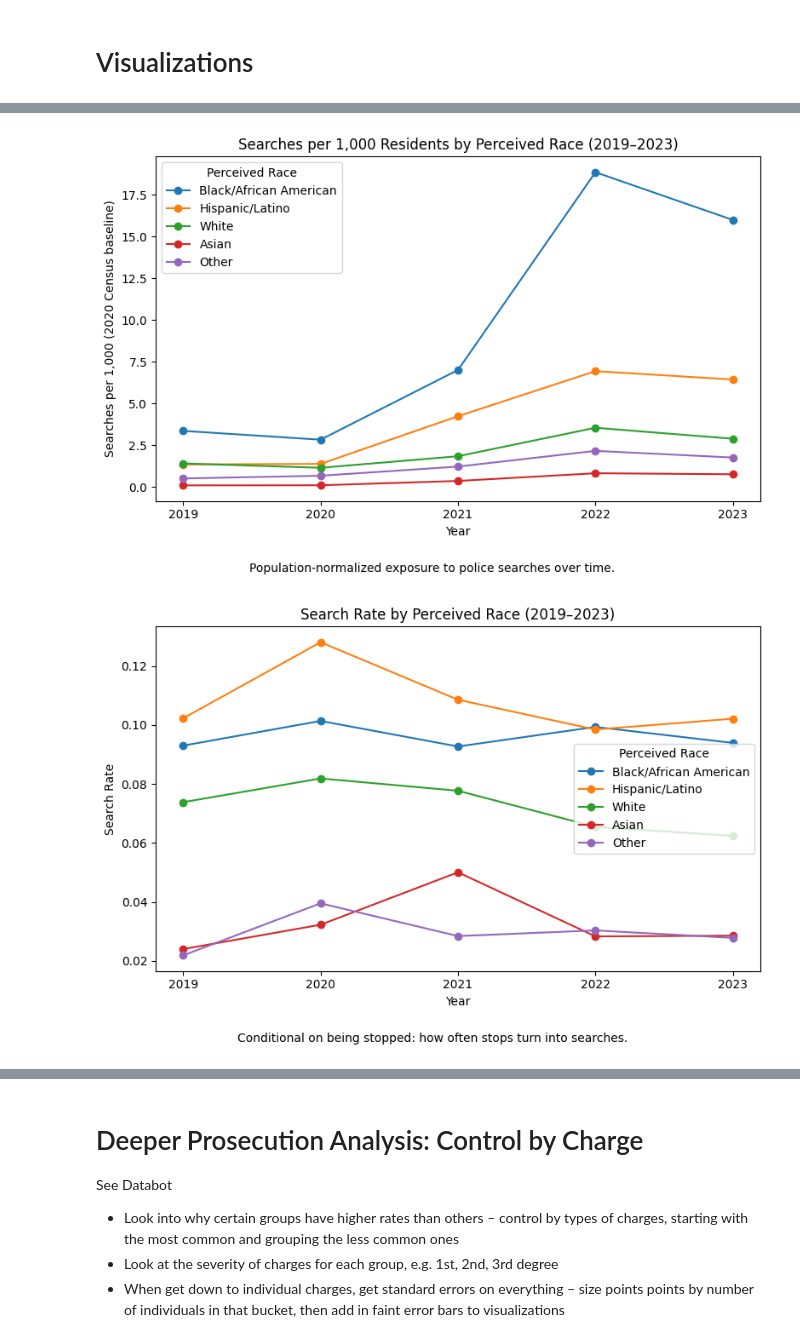
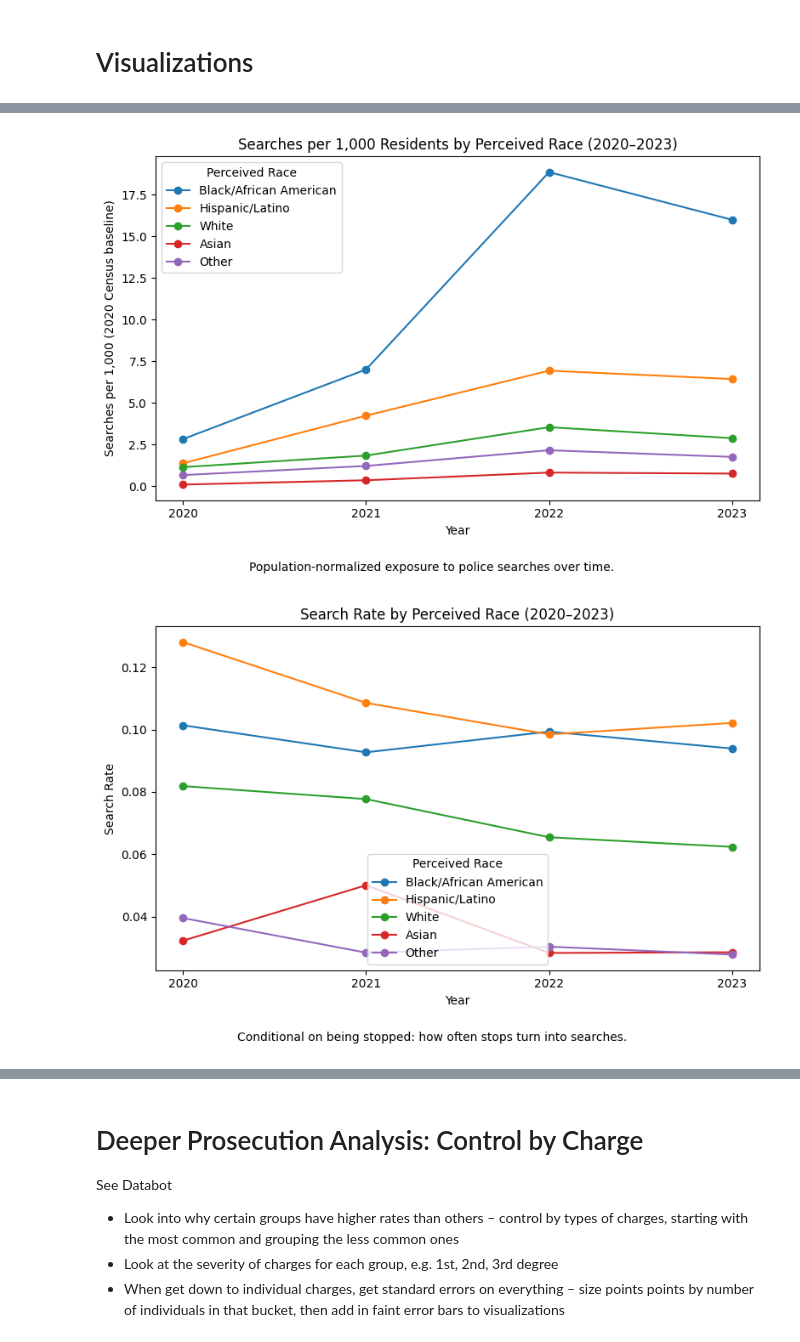
Before and after one commit to laurenbchu/honors-thesis, a Jupyter notebook: notebooks/analysis.ipynb, the cells around one changed output, grey strips where cells are left out. Saved outputs shown, nothing was run; the diff lists cells and outputs as text; code cells hidden in the pictures.

```diff
--- a/notebooks/analysis.ipynb
+++ b/notebooks/analysis.ipynb
@@ -23,7 +22,7 @@ pd.set_option('display.max_columns', None)
 # Import Data
 # %%
 # Load in policing data
-original_policing = pd.read_csv("../data/cleaned/cleaned_orange_ripa_2019_2023.csv")
+original_policing = pd.read_csv("../data/cleaned/cleaned_orange_ripa_2022_2024.csv")
 
 # Select only relevant columns to use
 keep_cols = [
@@ -63,12 +62,6 @@ keep_cols = [
     "multi_person_stop"
 ]
 policing = original_policing[[c for c in keep_cols if c in original_policing.columns]].copy()
-
-# Add standardized race column to match policing and prosecution labels
-policing = add_standardized_race(policing, "race_ethnicity")
-
-# Save a copy of the full policing table for use later
-all_policing = policing.copy()
 # %%
 # Load in prosecution data
 prosecution = pd.read_csv("https://raw.githubusercontent.com/laurenbchu/honors-thesis/main/data/cleaned/cleaned_orange_aclu_2021_2023.csv", low_memory=False)
@@ -112,6 +85,9 @@ policing = policing[policing["reason_for_contact"].isin([
     "Non-moving violation",
     "Suspect criminal activity"
 ])].copy()
+
+# Add standardized race column to match policing and prosecution labels
+policing = add_standardized_race(policing, "race_ethnicity")
 
 # Consider only purely discretionary searches in search and hit rates
 
@@ -124,6 +100,6 @@ policing["disc_search"] = policing["search_type"].eq("Discretionary only")
 # Create hits among discretionary searches indicator
 policing["disc_hit"] = policing["disc_search"] & policing["contraband_any"].eq(1)
 
-discretionary_policing_analysis = discretionary_policing_analysis(policing, census_coarse)
-discretionary_policing_analysis
+policing_analysis = policing_rates(policing, census_coarse)
+policing_analysis
 # %% [output]
@@ -184,12 +153,4 @@ visualize_policing(full_policing_analysis)
 # %%
-# Need to rename columns before calling function
-disc_vis = discretionary_policing_analysis.rename(columns={
-    "Discretionary Searches per 1,000": "Searches per 1,000",
-    "Discretionary Search Rate": "Search Rate",
-    "Discretionary Hit Rate": "Hit Rate",
-    "Discretionary Search Count": "Search Count",
-    "Discretionary Hit Count": "Hit Count",
-})
-visualize_policing(disc_vis)
+visualize_policing(policing_analysis)
 visualize_prosecution(prosecution_analysis)
 # %% [output]
@@ -197,2 +158,2 @@ visualize_prosecution(prosecution_analysis)
-[figure, old version]
+[figure, new version]
-[figure, old version]
+[figure, new version]
```
Also changed, not shown: parts of 16 cells of this notebook, 4 other files.
